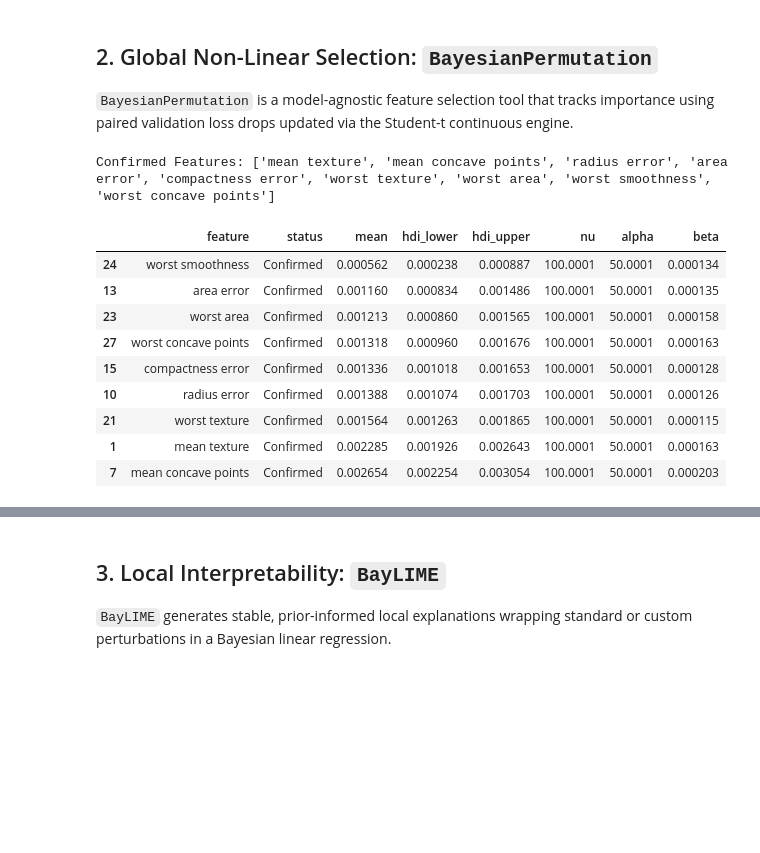
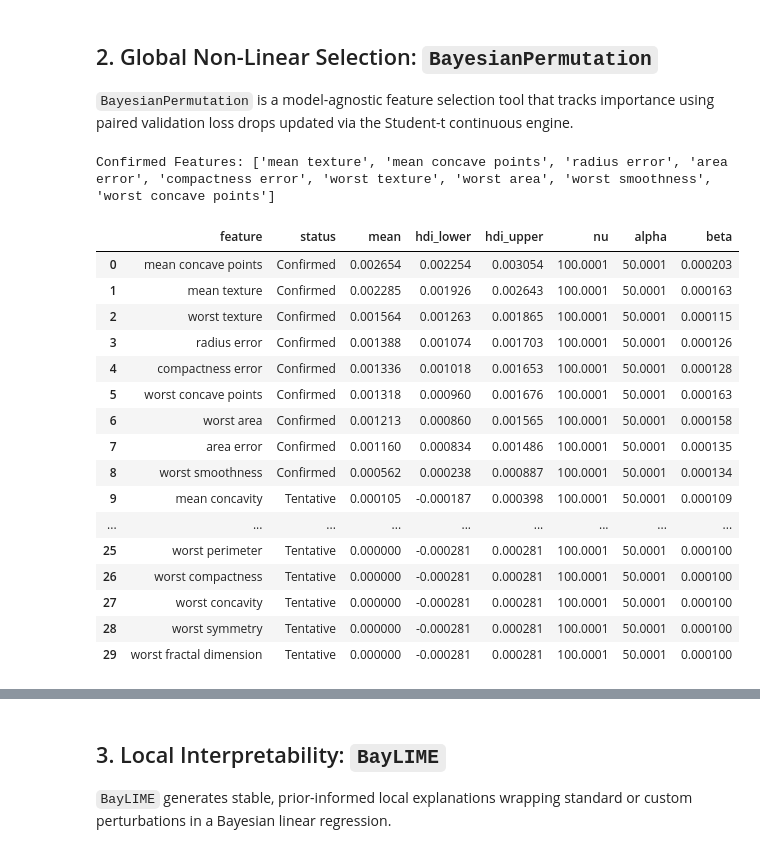
Before and after one commit to sam-tritto/bxai, a Jupyter notebook: notebooks/examples.ipynb, the cells around one changed output, grey strips where cells are left out. Saved outputs shown, nothing was run; the diff lists cells and outputs as text; code cells hidden in the pictures; blank space fills up the shorter version.

```diff
--- a/notebooks/examples.ipynb
+++ b/notebooks/examples.ipynb
@@ -28,9 +25,12 @@ clf = lgb.LGBMClassifier(random_state=42, verbose=-1)
 selector = BayesianBorutaSHAP(model=clf,
                                 mode="discrete",
                                 max_iter=100,
+                                confirm_threshold=0.95,
+                                reject_threshold=0.05,
+                                early_stopping=False,
                                 random_state=42)
 selector.fit(X, y)
 
-print("Confirmed Features:")
-selector.confirmed_
+print("Confirmed Features:", selector.confirmed_)
+selector.summary().sort_values(by= ['status', 'mean']).reset_index(drop=True)
 # %% [output]
@@ -54,32 +64,38 @@ Confirmed Features:
 # %%
 from bxai.selection import BayesianPermutation
 from sklearn.ensemble import RandomForestClassifier
 
 # Fit classifier
 clf_perm = RandomForestClassifier(random_state=42, verbose=0).fit(X.values, y)
 
 # Permutation feature selection with parallel jobs (n_jobs=2)
 selector_perm = BayesianPermutation(
     model=clf_perm,
     scoring="accuracy",
     n_repeats=100,
     n_jobs=2,
     random_state=42,
 )
 selector_perm.fit(X, y)
 
 print("Confirmed Features:", selector_perm.confirmed_)
-selected_df = selector_perm.summary()
-selected_df[selected_df['status'] == 'Confirmed'].sort_values(by ='mean')
+selector_perm.summary().sort_values(by =['status', 'mean'], ascending =[True, False]).reset_index(drop=True)
 # %% [output]
 Confirmed Features: ['mean texture', 'mean concave points', 'radius error', 'area error', 'compactness error', 'worst texture', 'worst area', 'worst smoothness', 'worst concave points']
 |  | feature | status | mean | hdi_lower | hdi_upper | nu | alpha | beta |
-| 24 | worst smoothness | Confirmed | 0.000562 | 0.000238 | 0.000887 | 100.0001 | 50.0001 | 0.000134 |
-| 13 | area error | Confirmed | 0.001160 | 0.000834 | 0.001486 | 100.0001 | 50.0001 | 0.000135 |
-| 23 | worst area | Confirmed | 0.001213 | 0.000860 | 0.001565 | 100.0001 | 50.0001 | 0.000158 |
-| 27 | worst concave points | Confirmed | 0.001318 | 0.000960 | 0.001676 | 100.0001 | 50.0001 | 0.000163 |
-| 15 | compactness error | Confirmed | 0.001336 | 0.001018 | 0.001653 | 100.0001 | 50.0001 | 0.000128 |
-| 10 | radius error | Confirmed | 0.001388 | 0.001074 | 0.001703 | 100.0001 | 50.0001 | 0.000126 |
-| 21 | worst texture | Confirmed | 0.001564 | 0.001263 | 0.001865 | 100.0001 | 50.0001 | 0.000115 |
+| 0 | mean concave points | Confirmed | 0.002654 | 0.002254 | 0.003054 | 100.0001 | 50.0001 | 0.000203 |
 | 1 | mean texture | Confirmed | 0.002285 | 0.001926 | 0.002643 | 100.0001 | 50.0001 | 0.000163 |
-| 7 | mean concave points | Confirmed | 0.002654 | 0.002254 | 0.003054 | 100.0001 | 50.0001 | 0.000203 |
+| 2 | worst texture | Confirmed | 0.001564 | 0.001263 | 0.001865 | 100.0001 | 50.0001 | 0.000115 |
+| 3 | radius error | Confirmed | 0.001388 | 0.001074 | 0.001703 | 100.0001 | 50.0001 | 0.000126 |
+| 4 | compactness error | Confirmed | 0.001336 | 0.001018 | 0.001653 | 100.0001 | 50.0001 | 0.000128 |
+| 5 | worst concave points | Confirmed | 0.001318 | 0.000960 | 0.001676 | 100.0001 | 50.0001 | 0.000163 |
+| 6 | worst area | Confirmed | 0.001213 | 0.000860 | 0.001565 | 100.0001 | 50.0001 | 0.000158 |
+| 7 | area error | Confirmed | 0.001160 | 0.000834 | 0.001486 | 100.0001 | 50.0001 | 0.000135 |
+| 8 | worst smoothness | Confirmed | 0.000562 | 0.000238 | 0.000887 | 100.0001 | 50.0001 | 0.000134 |
+| 9 | mean concavity | Tentative | 0.000105 | -0.000187 | 0.000398 | 100.0001 | 50.0001 | 0.000109 |
+| ... | ... | ... | ... | ... | ... | ... | ... | ... |
+| 25 | worst perimeter | Tentative | 0.000000 | -0.000281 | 0.000281 | 100.0001 | 50.0001 | 0.000100 |
+| 26 | worst compactness | Tentative | 0.000000 | -0.000281 | 0.000281 | 100.0001 | 50.0001 | 0.000100 |
+| 27 | worst concavity | Tentative | 0.000000 | -0.000281 | 0.000281 | 100.0001 | 50.0001 | 0.000100 |
+| 28 | worst symmetry | Tentative | 0.000000 | -0.000281 | 0.000281 | 100.0001 | 50.0001 | 0.000100 |
+| 29 | worst fractal dimension | Tentative | 0.000000 | -0.000281 | 0.000281 | 100.0001 | 50.0001 | 0.000100 |
```
Also changed, not shown: parts of 16 cells of this notebook, 10 other files.
